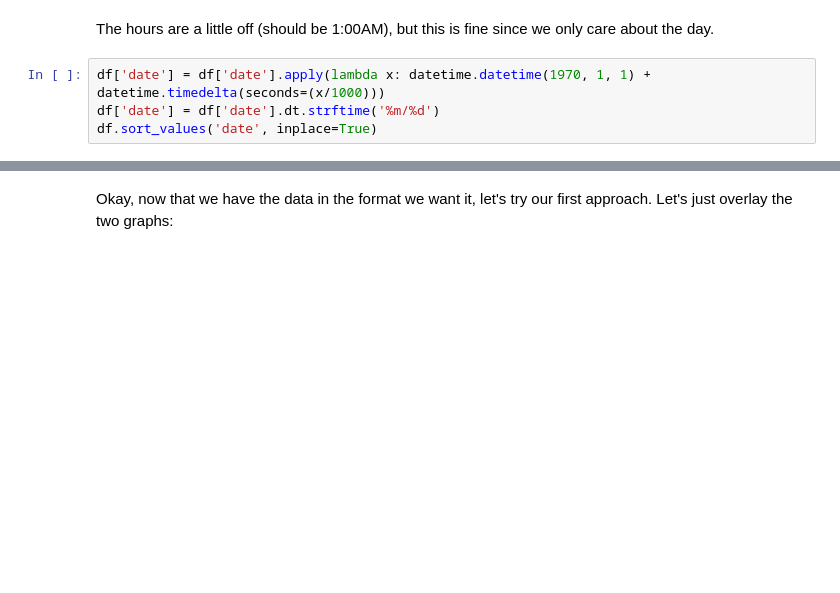
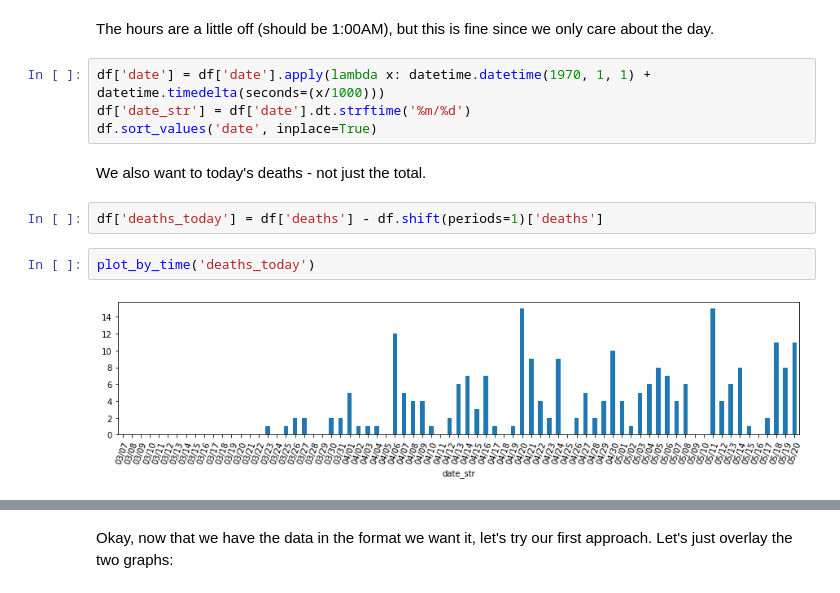
Before and after one commit to AndrewJWashington/covid_san_diego, a Jupyter notebook: new_cases_and_tests.ipynb, the cells around one changed output, grey strips where cells are left out. Drawn from its saved outputs; the diff is of its cells as text; blank space fills up the shorter version.

```diff
--- a/new_cases_and_tests.ipynb
+++ b/new_cases_and_tests.ipynb
@@ -73,8 +74,16 @@ datetime.datetime(2020, 5, 20, 8, 0)
 The hours are a little off (should be 1:00AM), but this is fine since we only care about the day.
 # %%
 df['date'] = df['date'].apply(lambda x: datetime.datetime(1970, 1, 1) + datetime.timedelta(seconds=(x/1000)))
-df['date'] = df['date'].dt.strftime('%m/%d')
+df['date_str'] = df['date'].dt.strftime('%m/%d')
 df.sort_values('date', inplace=True)
+# %% [markdown]
+We also want to today's deaths - not just the total.
+# %%
+df['deaths_today'] = df['deaths'] - df.shift(periods=1)['deaths']
+# %%
+plot_by_time('deaths_today')
+# %% [output]
+[figure, added]
 # %%
 df.head()
 # %% [output]
```
Also changed, not shown: parts of 17 cells of this notebook.
